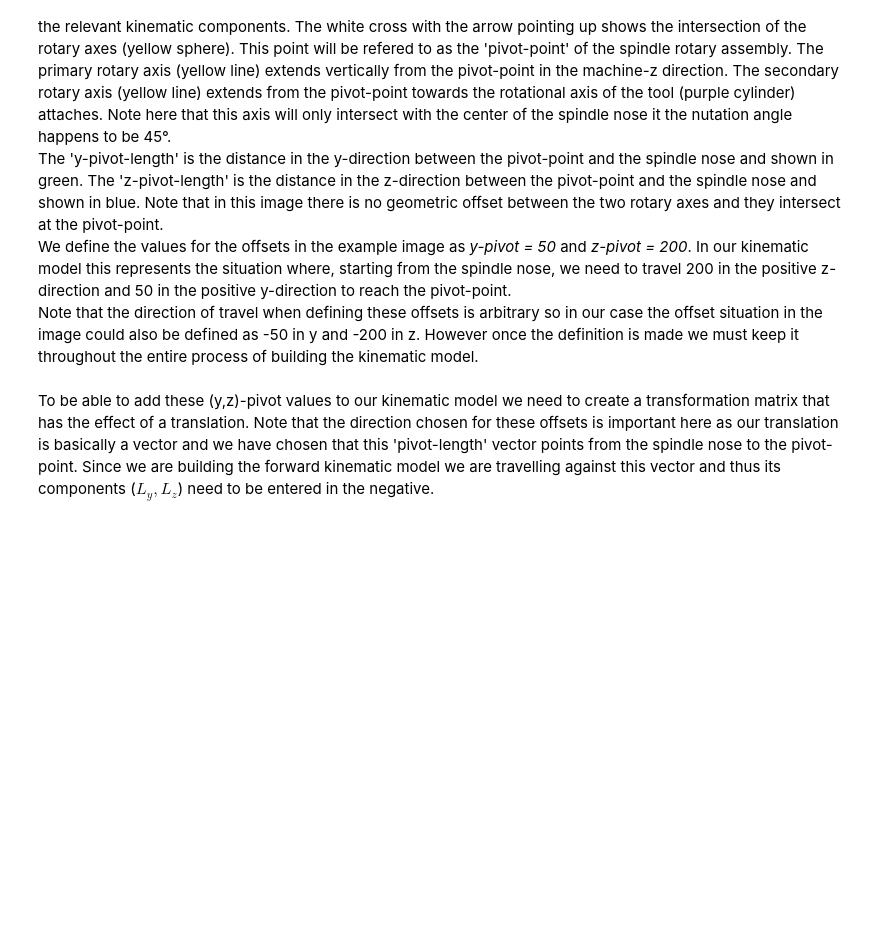
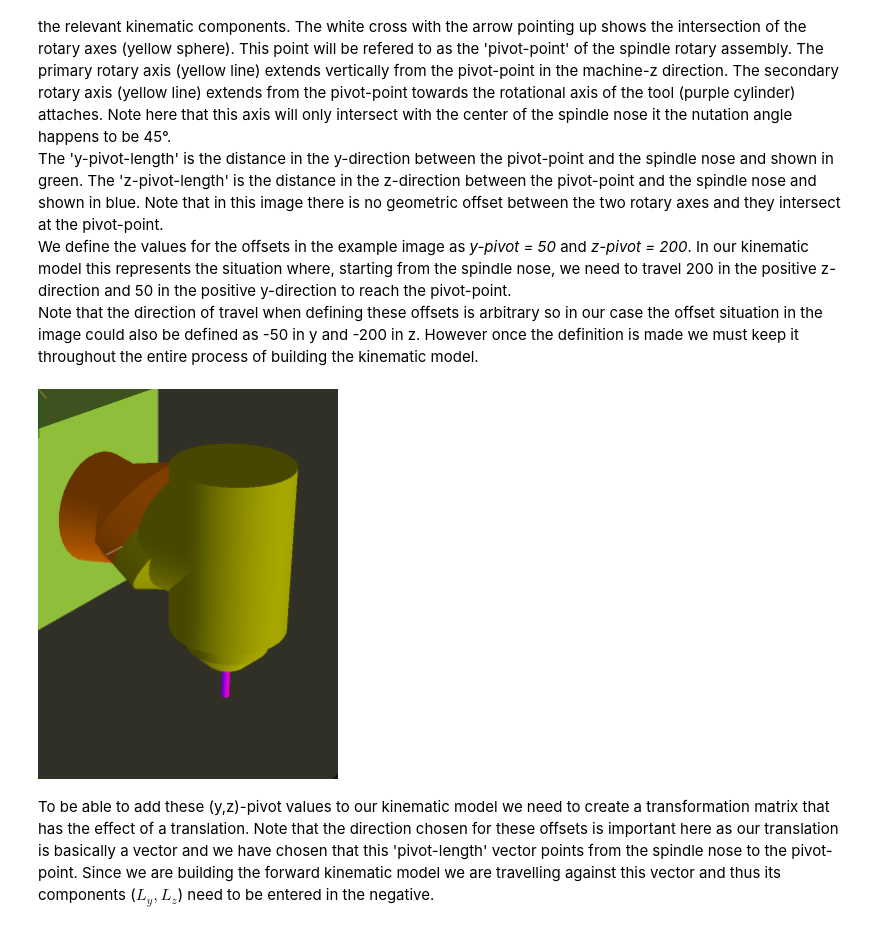
Before and after one commit to Sigma1912/LinuxCNC_Demo_Configs, a Jupyter notebook: 5axis-twp/spindle-nutating_table-rotary/xyzbc-sntr-docs/XYZBC-SNTR Kinematics.ipynb, the cells around one changed output. Saved outputs shown, nothing was run; the diff lists cells and outputs as text; code cells hidden in the pictures; blank space fills up the shorter version.

```diff
--- a/5axis-twp/spindle-nutating_table-rotary/xyzbc-sntr-docs/XYZBC-SNTR Kinematics.ipynb
+++ b/5axis-twp/spindle-nutating_table-rotary/xyzbc-sntr-docs/XYZBC-SNTR Kinematics.ipynb
@@ -255,6 +213,11 @@ Note that in this image there is no geometric offset between the two rotary axes
 We define the values for the offsets in the example image as *y-pivot = 50* and *z-pivot = 200*. In our kinematic model this represents the situation where, starting from the spindle nose, we need to travel 200 in the positive z-direction and 50 in the positive y-direction to reach the pivot-point.
 <br>
 Note that the direction of travel when defining these offsets is arbitrary so in our case the offset situation in the image could also be defined as -50 in y and -200 in z. However once the definition is made we must keep it throughout the entire process of building the kinematic model.
+# %%
+display(Image(filename="Images/spindle_head_outside.png",
+              height=300, width=300))
+# %% [output]
+[figure, added]
 # %% [markdown]
 To be able to add these (y,z)-pivot values to our kinematic model we need to create a transformation matrix that has the effect of a translation.
 Note that the direction chosen for these offsets is important here as our translation is basically a vector and we have chosen that this 'pivot-length' vector points from the spindle nose to the pivot-point. Since we are building the forward kinematic model we are travelling against this vector and thus its components ($L_y,L_z$) need to be entered in the negative.
```
Also changed, not shown: parts of 46 cells of this notebook, 10 other files.
